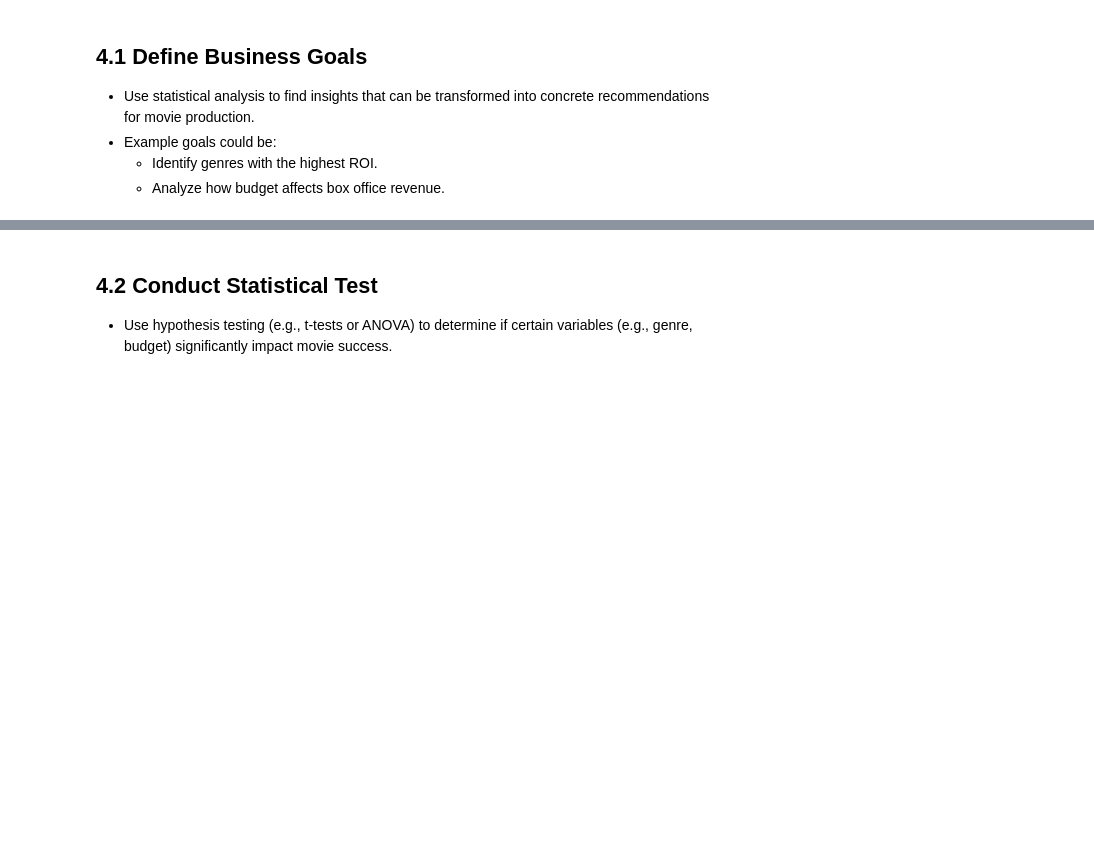
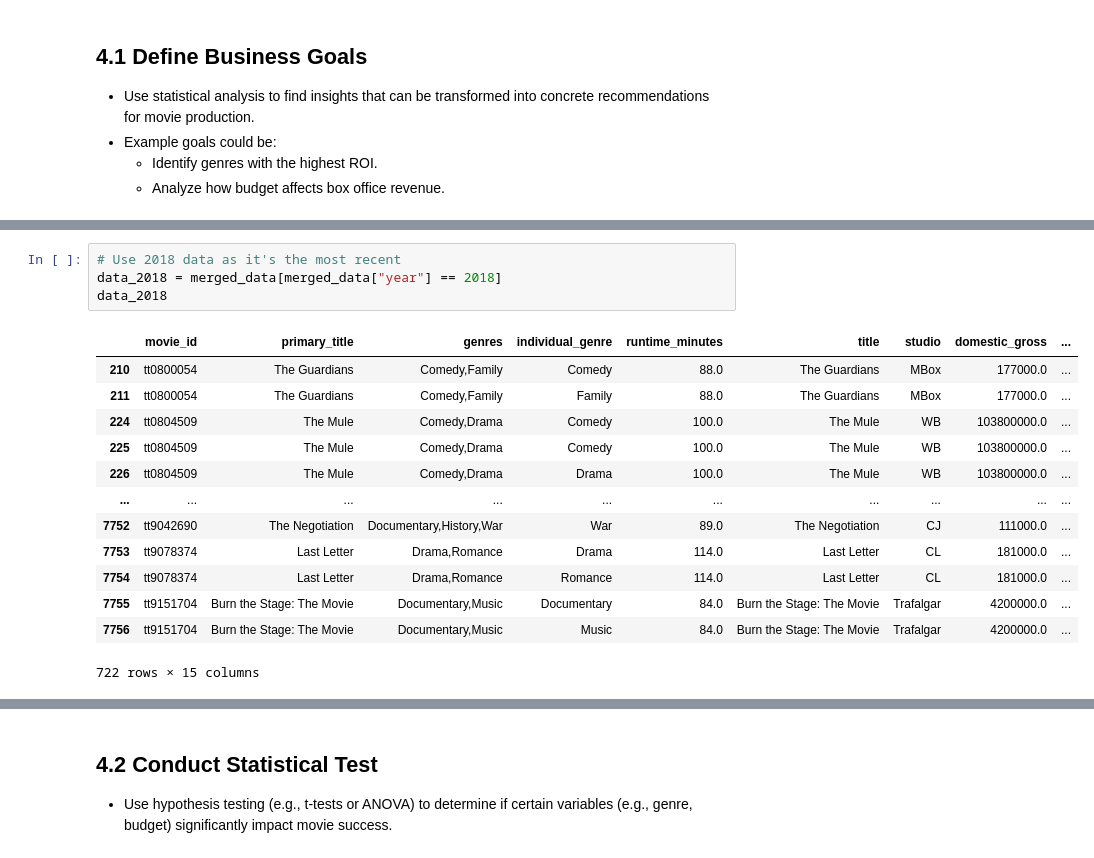
Before and after one commit to quadrillionaiire/SmartStudioRecs, a Jupyter notebook: notebooks/data_analysis_notebook.ipynb, the cells around one changed output, grey strips where cells are left out. Saved outputs shown, nothing was run; the diff lists cells and outputs as text; blank space fills up the shorter version.

```diff
--- a/notebooks/data_analysis_notebook.ipynb
+++ b/notebooks/data_analysis_notebook.ipynb
@@ -22,0 +44,18 @@ Conduct hypothesis testing and use linear regression to make recommendations for
+# %%
+# Use 2018 data as it's the most recent
+data_2018 = merged_data[merged_data["year"] == 2018]
+data_2018
+# %% [output]
+|  | movie_id | primary_title | genres | individual_genre | runtime_minutes | title | studio | domestic_gross | ... |
+| 210 | tt0800054 | The Guardians | Comedy,Family | Comedy | 88.0 | The Guardians | MBox | 177000.0 | ... |
+| 211 | tt0800054 | The Guardians | Comedy,Family | Family | 88.0 | The Guardians | MBox | 177000.0 | ... |
+| 224 | tt0804509 | The Mule | Comedy,Drama | Comedy | 100.0 | The Mule | WB | 103800000.0 | ... |
+| 225 | tt0804509 | The Mule | Comedy,Drama | Comedy | 100.0 | The Mule | WB | 103800000.0 | ... |
+| 226 | tt0804509 | The Mule | Comedy,Drama | Drama | 100.0 | The Mule | WB | 103800000.0 | ... |
+| ... | ... | ... | ... | ... | ... | ... | ... | ... | ... |
+| 7752 | tt9042690 | The Negotiation | Documentary,History,War | War | 89.0 | The Negotiation | CJ | 111000.0 | ... |
+| 7753 | tt9078374 | Last Letter | Drama,Romance | Drama | 114.0 | Last Letter | CL | 181000.0 | ... |
+| 7754 | tt9078374 | Last Letter | Drama,Romance | Romance | 114.0 | Last Letter | CL | 181000.0 | ... |
+| 7755 | tt9151704 | Burn the Stage: The Movie | Documentary,Music | Documentary | 84.0 | Burn the Stage: The Movie | Trafalgar | 4200000.0 | ... |
+| 7756 | tt9151704 | Burn the Stage: The Movie | Documentary,Music | Music | 84.0 | Burn the Stage: The Movie | Trafalgar | 4200000.0 | ... |
+722 rows × 15 columns
```
Also changed, not shown: parts of 18 cells of this notebook.
